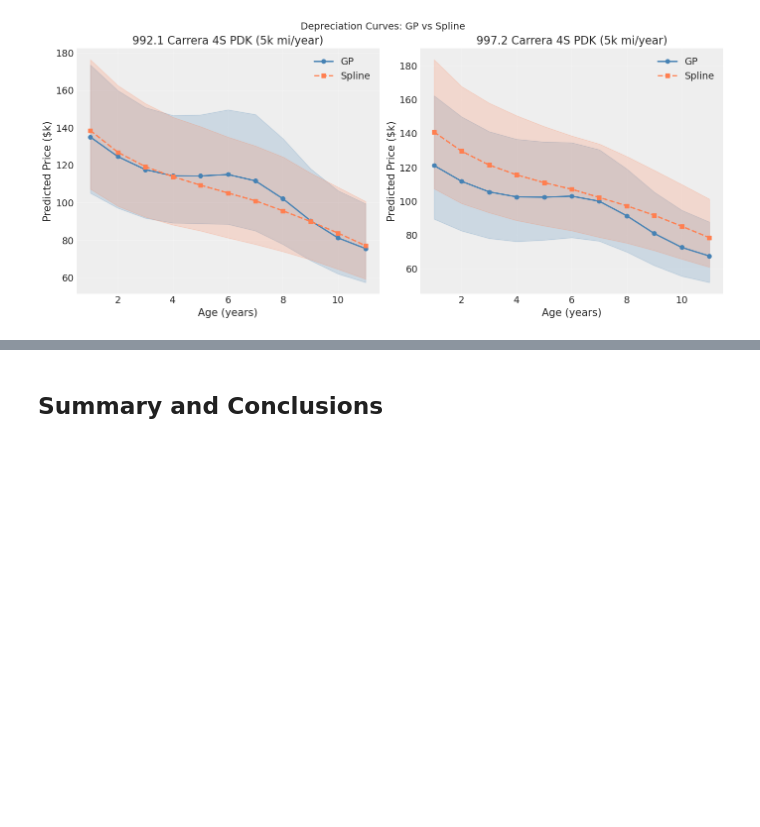
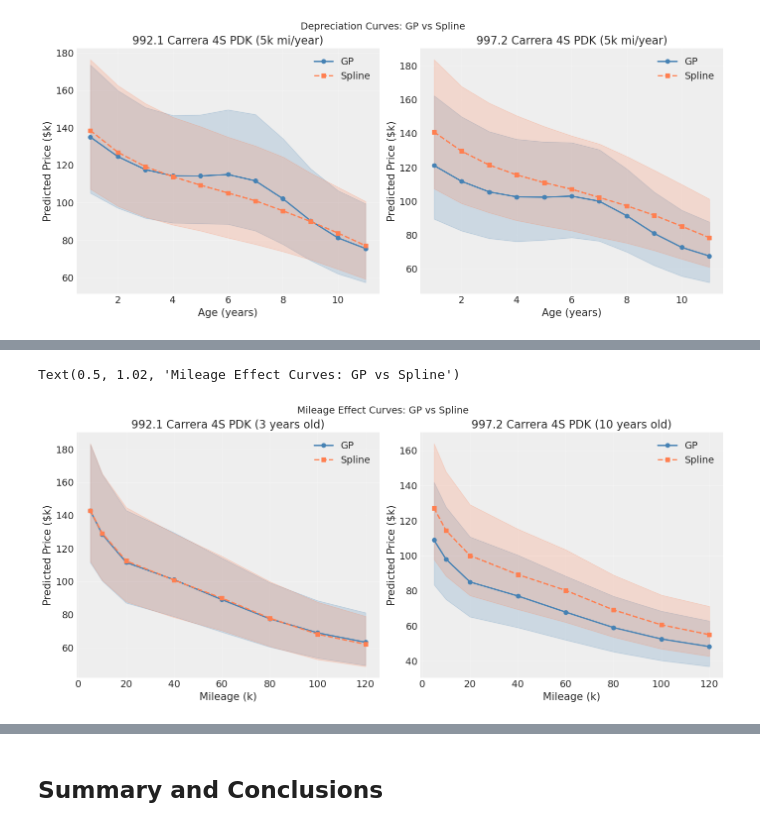
Before and after one commit to No-Stream/price-trend-analysis, a Jupyter notebook: notebooks/05_gaussian_processes.ipynb, the cells around one changed output, grey strips where cells are left out. Drawn from its saved outputs; the diff is of its cells as text; code cells hidden in the pictures; blank space fills up the shorter version.

Commit message:
gp vs spline fit scatterplot / marginal effects

```diff
--- a/notebooks/05_gaussian_processes.ipynb
+++ b/notebooks/05_gaussian_processes.ipynb
@@ -1041,3 +1041,77 @@ Sampling: [y_obs]
 INFO:pymc.sampling.forward:Sampling: [y_obs]
 Text(0.5, 1.02, 'Depreciation Curves: GP vs Spline')
 [figure]
+# %%
+# Mileage effect curves: price vs mileage at fixed age
+# Shows how both models capture the diminishing marginal effect of mileage
+mileages = [5000, 10000, 20000, 40000, 60000, 80000, 100000, 120000]
+fig, axes = plt.subplots(1, 2, figsize=(14, 6))
+
+for idx, (gen, fixed_age) in enumerate([("992.1", 3), ("997.2", 10)]):
+    ax = axes[idx]
+
+    # GP model predictions
+    gp_medians = []
+    gp_lowers = []
+    gp_uppers = []
+    for mileage in mileages:
+        pred = predict_gp_price(
+            gp_model, idata_gp,
+            age=fixed_age,
+            mileage=mileage,
+            generation=gen,
+            trim_tier="sport",
+            trans_type="pdk",
+            body_style="coupe",
+            color_category="standard",
+            n_samples=200,
+        )
+        gp_medians.append(pred["price"]["median"])
+        gp_lowers.append(pred["price"]["ci_80"][0])
+        gp_uppers.append(pred["price"]["ci_80"][1])
+
+    # Spline model predictions
+    spline_medians = []
+    spline_lowers = []
+    spline_uppers = []
+    base_year = 2025 - fixed_age
+    for mileage in mileages:
+        pred = predict_spline_price(
+            model=spline_model,
+            idata=idata_spline,
+            df=df,
+            generation=gen,
+            trim_tier="sport",
+            trans_type="pdk",
+            body_style="coupe",
+            model_year=base_year,
+            mileage=mileage,
+            sale_year=2025,
+            include_sale_year=False,
+            color_category="standard",
+        )
+        spline_medians.append(pred["price"]["median"])
+        spline_lowers.append(pred["price"]["ci_80"][0])
+        spline_uppers.append(pred["price"]["ci_80"][1])
+
+    # Plot GP
+    ax.plot([m/1000 for m in mileages], [p/1000 for p in gp_medians], "o-",
+            label="GP", linewidth=2, color="steelblue")
+    ax.fill_between([m/1000 for m in mileages], [l/1000 for l in gp_lowers],
+                    [u/1000 for u in gp_uppers], alpha=0.2, color="steelblue")
+
+    # Plot Spline
+    ax.plot([m/1000 for m in mileages], [p/1000 for p in spline_medians], "s--",
+            label="Spline", linewidth=2, color="coral")
+    ax.fill_between([m/1000 for m in mileages], [l/1000 for l in spline_lowers],
+                    [u/1000 for u in spline_uppers], alpha=0.2, color="coral")
+
+    ax.set_xlabel("Mileage (k)")
+    ax.set_ylabel("Predicted Price ($k)")
+    ax.set_title(f"{gen} Carrera 4S PDK ({fixed_age} years old)")
+    ax.legend()
+    ax.grid(True, alpha=0.3)
+
+plt.tight_layout()
+plt.suptitle("Mileage Effect Curves: GP vs Spline", y=1.02, fontsize=14)
+# %% [output]
@@ -1043,0 +1135,2 @@ Text(0.5, 1.02, 'Depreciation Curves: GP vs Spline')
+Text(0.5, 1.02, 'Mileage Effect Curves: GP vs Spline')
+[figure, added]
```
Also changed, not shown: parts of 2 cells of this notebook.
